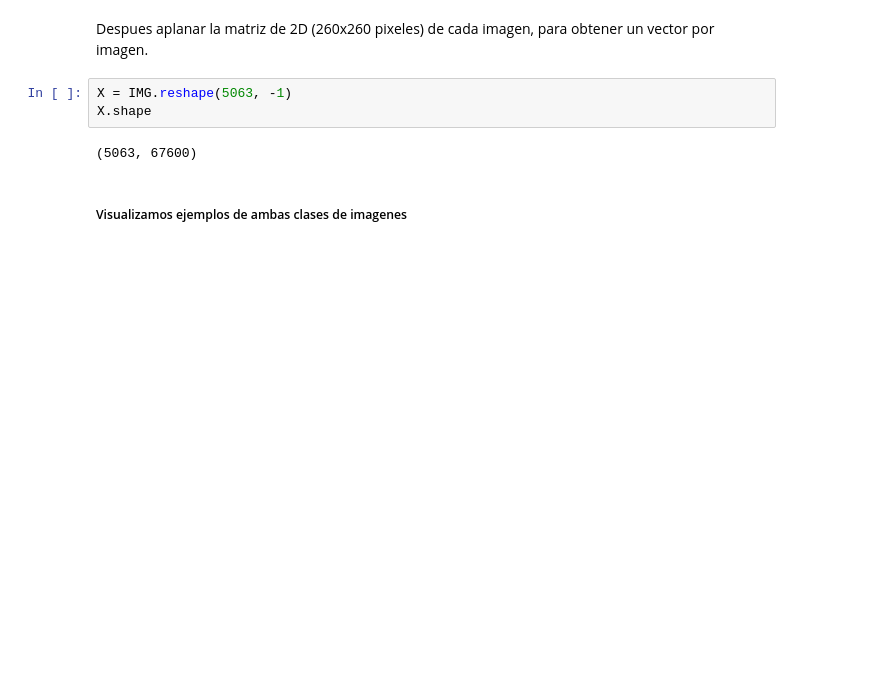
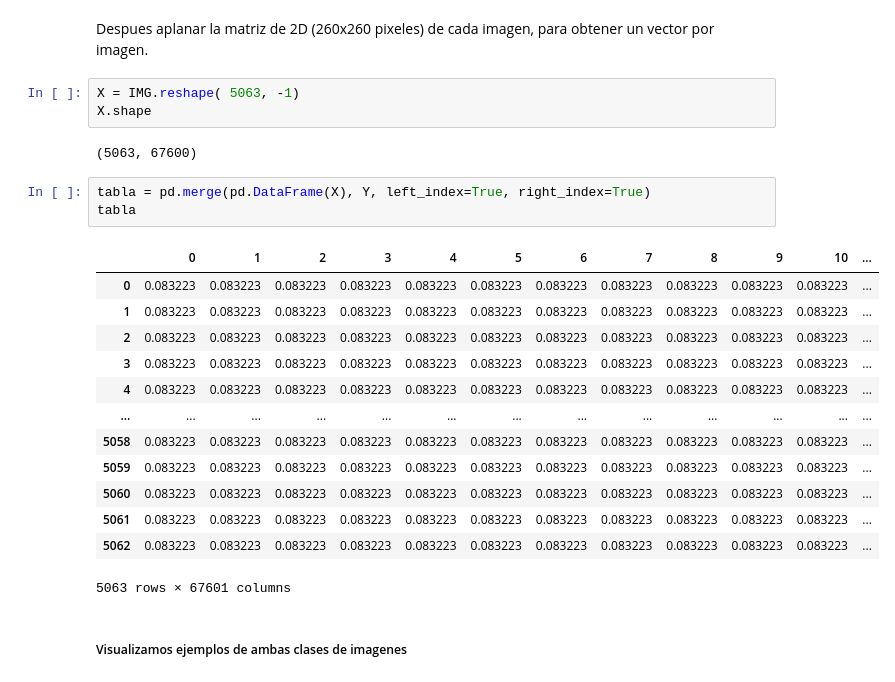
Before and after one commit to AnIsAsPe/ClassificadorCancerEsofago, a Jupyter notebook: Notebooks/PerceptronClasificadorCancerEsófago.ipynb, the cells around one changed output. Saved outputs shown, nothing was run; the diff lists cells and outputs as text; blank space fills up the shorter version.

```diff
--- a/Notebooks/PerceptronClasificadorCancerEsófago.ipynb
+++ b/Notebooks/PerceptronClasificadorCancerEsófago.ipynb
@@ -152,10 +189,27 @@ IMG.shape
 # %% [markdown]
 Despues aplanar la matriz de 2D (260x260 pixeles) de cada imagen, para obtener un vector por imagen.
 # %%
-X = IMG.reshape(5063, -1)
+X = IMG.reshape( 5063, -1)
 X.shape
 # %% [output]
 (5063, 67600)
+# %%
+tabla = pd.merge(pd.DataFrame(X), Y, left_index=True, right_index=True)
+tabla
+# %% [output]
+|  | 0 | 1 | 2 | 3 | 4 | 5 | 6 | 7 | 8 | 9 | 10 | ... |
+| 0 | 0.083223 | 0.083223 | 0.083223 | 0.083223 | 0.083223 | 0.083223 | 0.083223 | 0.083223 | 0.083223 | 0.083223 | 0.083223 | ... |
+| 1 | 0.083223 | 0.083223 | 0.083223 | 0.083223 | 0.083223 | 0.083223 | 0.083223 | 0.083223 | 0.083223 | 0.083223 | 0.083223 | ... |
+| 2 | 0.083223 | 0.083223 | 0.083223 | 0.083223 | 0.083223 | 0.083223 | 0.083223 | 0.083223 | 0.083223 | 0.083223 | 0.083223 | ... |
+| 3 | 0.083223 | 0.083223 | 0.083223 | 0.083223 | 0.083223 | 0.083223 | 0.083223 | 0.083223 | 0.083223 | 0.083223 | 0.083223 | ... |
+| 4 | 0.083223 | 0.083223 | 0.083223 | 0.083223 | 0.083223 | 0.083223 | 0.083223 | 0.083223 | 0.083223 | 0.083223 | 0.083223 | ... |
+| ... | ... | ... | ... | ... | ... | ... | ... | ... | ... | ... | ... | ... |
+| 5058 | 0.083223 | 0.083223 | 0.083223 | 0.083223 | 0.083223 | 0.083223 | 0.083223 | 0.083223 | 0.083223 | 0.083223 | 0.083223 | ... |
+| 5059 | 0.083223 | 0.083223 | 0.083223 | 0.083223 | 0.083223 | 0.083223 | 0.083223 | 0.083223 | 0.083223 | 0.083223 | 0.083223 | ... |
+| 5060 | 0.083223 | 0.083223 | 0.083223 | 0.083223 | 0.083223 | 0.083223 | 0.083223 | 0.083223 | 0.083223 | 0.083223 | 0.083223 | ... |
+| 5061 | 0.083223 | 0.083223 | 0.083223 | 0.083223 | 0.083223 | 0.083223 | 0.083223 | 0.083223 | 0.083223 | 0.083223 | 0.083223 | ... |
+| 5062 | 0.083223 | 0.083223 | 0.083223 | 0.083223 | 0.083223 | 0.083223 | 0.083223 | 0.083223 | 0.083223 | 0.083223 | 0.083223 | ... |
+5063 rows × 67601 columns
 # %% [markdown]
 ##### Visualizamos ejemplos de ambas clases de imagenes
 # %%
```
Also changed, not shown: parts of 19 cells of this notebook.
